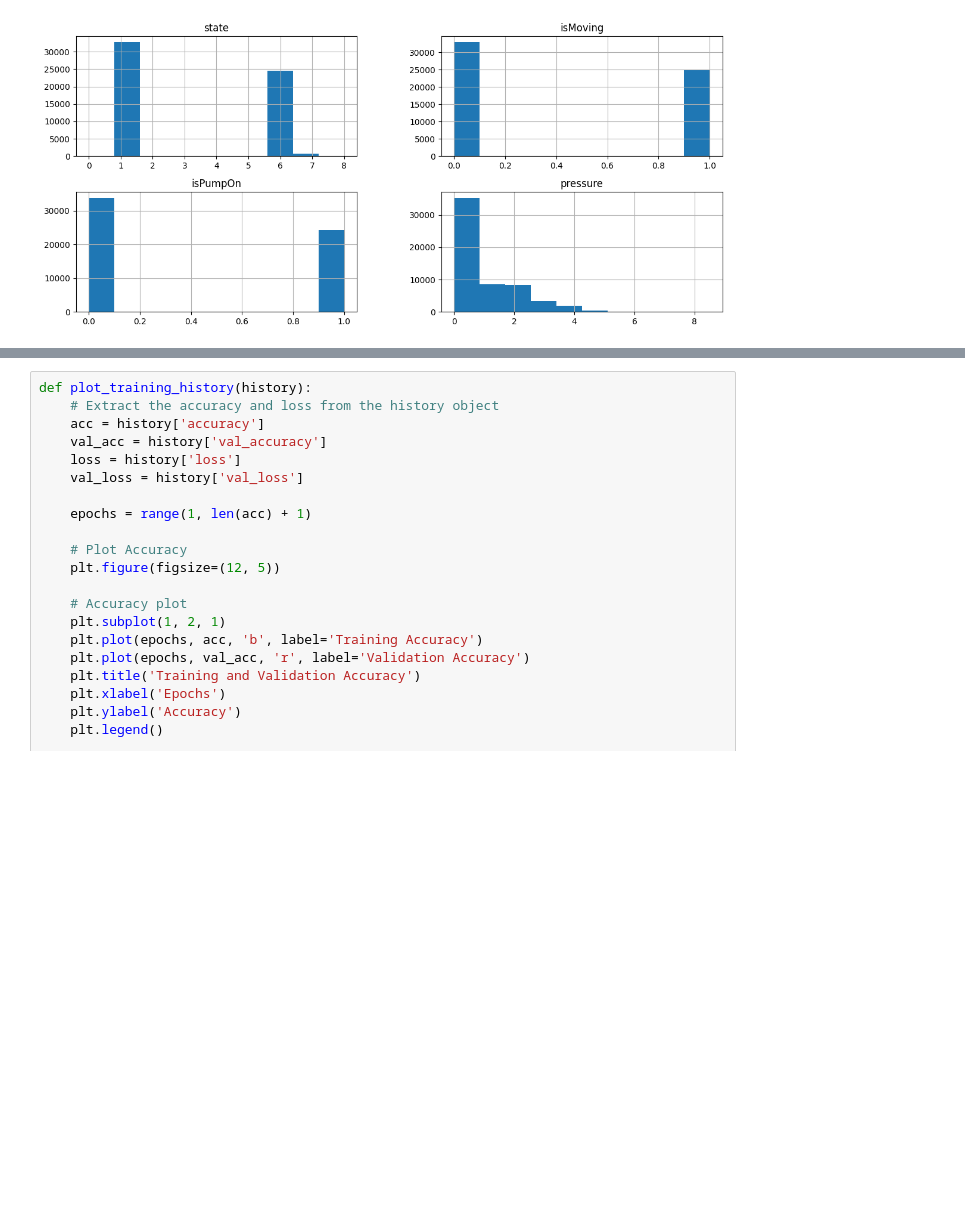
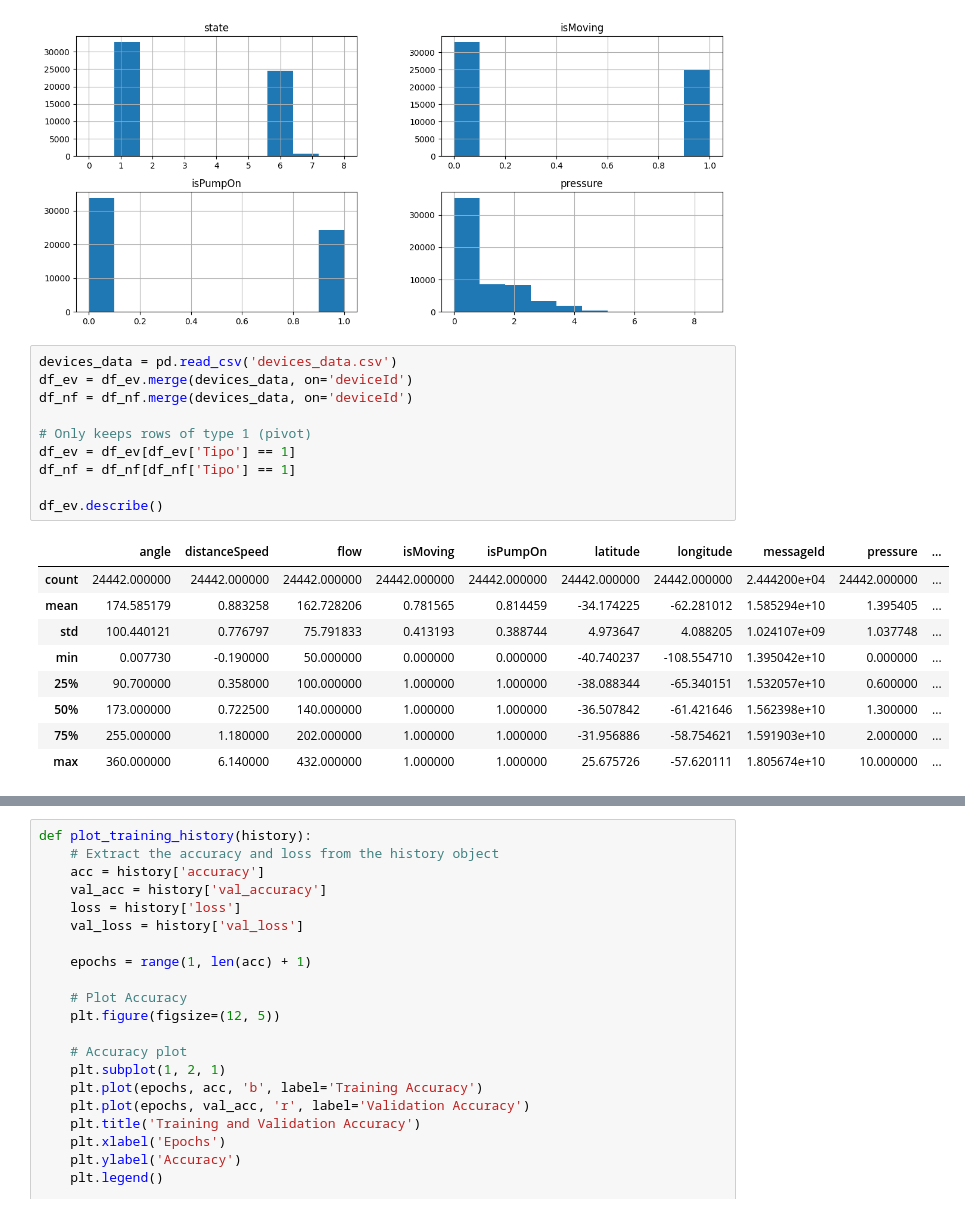
Before and after one commit to KOseare/rnn-failure-prediction, a Jupyter notebook: rnn-model.ipynb, the cells around one changed output, grey strips where cells are left out. Cells and saved outputs as stored; diff of their text form; blank space fills up the shorter version.

```diff
--- a/rnn-model.ipynb
+++ b/rnn-model.ipynb
@@ -28,6 +28,26 @@ array([[<Axes: title={'center': 'state'}>,
        [<Axes: title={'center': 'isPumpOn'}>,
         <Axes: title={'center': 'pressure'}>]], dtype=object)
 [figure]
+# %%
+devices_data = pd.read_csv('devices_data.csv')
+df_ev = df_ev.merge(devices_data, on='deviceId')
+df_nf = df_nf.merge(devices_data, on='deviceId')
+
+# Only keeps rows of type 1 (pivot)
+df_ev = df_ev[df_ev['Tipo'] == 1]
+df_nf = df_nf[df_nf['Tipo'] == 1]
+
+df_ev.describe()
+# %% [output]
+|  | angle | distanceSpeed | flow | isMoving | isPumpOn | latitude | longitude | messageId | pressure | ... |
+| count | 24442.000000 | 24442.000000 | 24442.000000 | 24442.000000 | 24442.000000 | 24442.000000 | 24442.000000 | 2.444200e+04 | 24442.000000 | ... |
+| mean | 174.585179 | 0.883258 | 162.728206 | 0.781565 | 0.814459 | -34.174225 | -62.281012 | 1.585294e+10 | 1.395405 | ... |
+| std | 100.440121 | 0.776797 | 75.791833 | 0.413193 | 0.388744 | 4.973647 | 4.088205 | 1.024107e+09 | 1.037748 | ... |
+| min | 0.007730 | -0.190000 | 50.000000 | 0.000000 | 0.000000 | -40.740237 | -108.554710 | 1.395042e+10 | 0.000000 | ... |
+| 25% | 90.700000 | 0.358000 | 100.000000 | 1.000000 | 1.000000 | -38.088344 | -65.340151 | 1.532057e+10 | 0.600000 | ... |
+| 50% | 173.000000 | 0.722500 | 140.000000 | 1.000000 | 1.000000 | -36.507842 | -61.421646 | 1.562398e+10 | 1.300000 | ... |
+| 75% | 255.000000 | 1.180000 | 202.000000 | 1.000000 | 1.000000 | -31.956886 | -58.754621 | 1.591903e+10 | 2.000000 | ... |
+| max | 360.000000 | 6.140000 | 432.000000 | 1.000000 | 1.000000 | 25.675726 | -57.620111 | 1.805674e+10 | 10.000000 | ... |
 # %%
 ALARM_PUMP = 3
 ALARM_EQUIPMENT = 5
```
Also changed, not shown: parts of 9 cells of this notebook.
